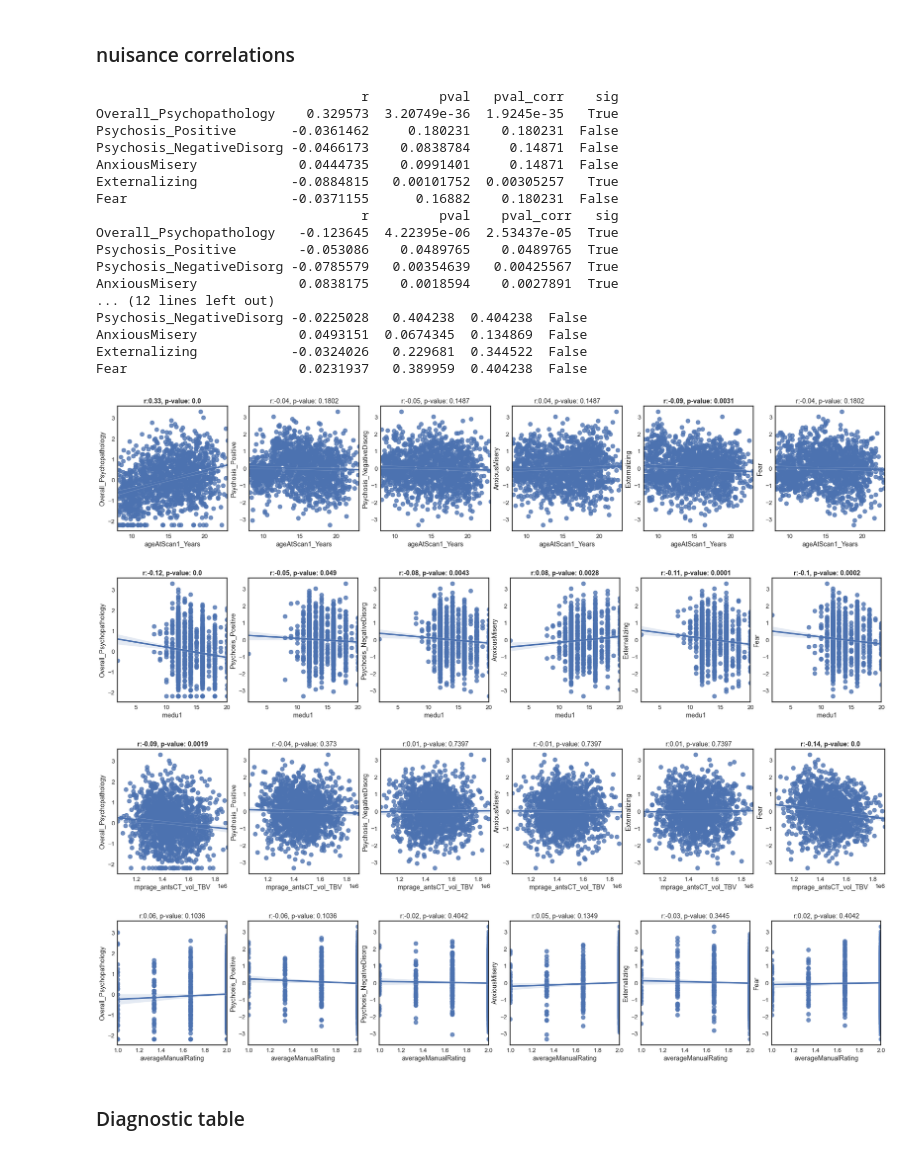
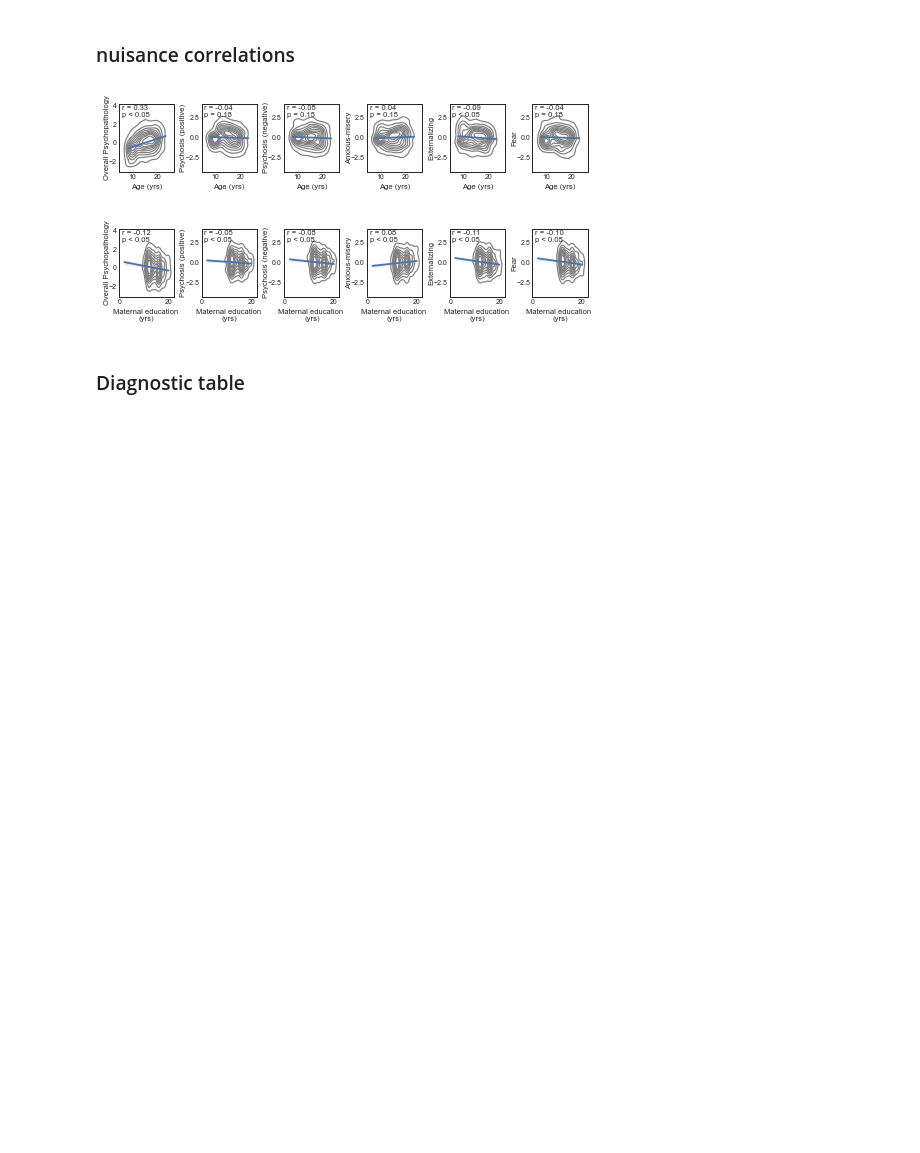
Before and after one commit to lindenmp/normative_neurodev_cs_t1, a Jupyter notebook: 1_code/3_results_sample_characteristics.ipynb, the cells around one changed output. Saved outputs shown, nothing was run; the diff lists cells and outputs as text; code cells hidden in the pictures; blank space fills up the shorter version.

Commit message:
figure tweaks

```diff
--- a/1_code/3_results_sample_characteristics.ipynb
+++ b/1_code/3_results_sample_characteristics.ipynb
@@ -43,13 +43,13 @@ if not os.path.exists(figdir): os.makedirs(figdir)
 labels = ['Train', 'Test']
 phenos = ['Overall_Psychopathology','Psychosis_Positive','Psychosis_NegativeDisorg','AnxiousMisery','Externalizing','Fear']
 phenos_label_short = ['Ov. Psych.', 'Psy. (pos.)', 'Psy. (neg.)', 'Anx.-mis.', 'Ext.', 'Fear']
-phenos_label = ['Overall Psychopathology','Psychosis (Positive)','Psychosis (Negative)','Anxious-Misery','Externalizing','Fear']
+phenos_label = ['Overall Psychopathology','Psychosis (positive)','Psychosis (negative)','Anxious-misery','Externalizing','Fear']
 # %% [markdown]
 ## Setup plots
 # %%
 if not os.path.exists(figdir): os.makedirs(figdir)
 os.chdir(figdir)
-sns.set(style='white', context = 'talk', font_scale = 0.8)
+sns.set(style='white', context = 'paper', font_scale = 0.8)
 cmap = my_get_cmap('pair')
 # %% [markdown]
 ## Load data
@@ -168,61 +210,52 @@ f.savefig(outfile_prefix+'symptoms_distributions_sex.png', dpi = 150, bbox_inche
 # %% [markdown]
 ### nuisance correlations
 # %%
+sns.set(style='white', context = 'paper', font_scale = 0.8)
 stats = pd.DataFrame(index = phenos, columns = ['r', 'pval'])
-covs = ['ageAtScan1_Years', 'medu1', 'mprage_antsCT_vol_TBV', 'averageManualRating']
-for xvar in covs:
-    x = df[xvar]
+# covs = ['ageAtScan1_Years', 'mprage_antsCT_vol_TBV', 'medu1', 'averageManualRating']
+covs = ['ageAtScan1_Years', 'medu1']
+# covs_label = ['Age',]
+covs_label = ['Age (yrs)', 'Maternal education \n(yrs)']
+for c, cov in enumerate(covs):
+    x = df[cov]
     for i, pheno in enumerate(phenos):
         y = df[pheno]
         r,p = sp.stats.pearsonr(x,y)
 
         stats.loc[pheno,'r'] = r
         stats.loc[pheno,'pval'] = p
 
     stats.loc[:,'pval_corr'] = get_fdr_p(stats.loc[:,'pval'])
     stats.loc[:,'sig'] = stats.loc[:,'pval_corr'] < 0.05
 
-    print(stats)
+    f, ax = plt.subplots(1,len(phenos))
+    f.set_figwidth(len(phenos)*1.4)
+    f.set_figheight(1.25)
 
-    f, ax = plt.subplots(1,len(phenos))
-    f.set_figwidth(len(phenos)*5)
-    f.set_figheight(5)
-
-    x = df[xvar]
+    x = df[cov]
     for i, pheno in enumerate(phenos):
         y = df[pheno]
         plot_data = pd.merge(x,y, on=['bblid','scanid'])
-        sns.regplot(x = xvar, y = pheno, data = plot_data, ax=ax[i])
+        sns.kdeplot(x = cov, y = pheno, data = plot_data, ax=ax[i], color='gray')
+        sns.regplot(x = cov, y = pheno, data = plot_data, ax=ax[i], scatter=False)
+
+        ax[i].set_ylabel(phenos_label[i], labelpad=-1)
+        ax[i].set_xlabel(covs_label[c])
+        ax[i].tick_params(pad = -2.5)
 
         if stats.loc[pheno,'sig']:
-            ax[i].set_title('r:' + str(np.round(stats.loc[pheno,'r'],2)) + ', p-value: ' + str(np.round(stats.loc[pheno,'pval_corr'],4)), fontweight="bold")
+            textstr = 'r = {:.2f} \np < 0.05'.format(stats.loc[pheno,'r'])
         else:
-            ax[i].set_title('r:' + str(np.round(stats.loc[pheno,'r'],2)) + ', p-value: ' + str(np.round(stats.loc[pheno,'pval_corr'],4)))
-        ax[i].tick_params(pad = -2)
+            textstr = 'r = {:.2f} \np = {:.2f}'.format(stats.loc[pheno,'r'], stats.loc[pheno,'pval_corr'])
 
-    f.savefig(outfile_prefix+'symptoms_correlations_'+xvar+'.png', dpi = 150, bbox_inches = 'tight', pad_inches = 0)
+        ax[i].text(0.05, 0.975, textstr, transform=ax[i].transAxes,
+                verticalalignment='top')
+
+    f.subplots_adjust(wspace=0.5)
+    f.savefig(outfile_prefix+'symptoms_correlations_'+cov+'.svg', dpi = 300, bbox_inches = 'tight', pad_inches = 0)
 # %% [output]
-                                  r         pval   pval_corr    sig
-Overall_Psychopathology    0.329573  3.20749e-36  1.9245e-35   True
-Psychosis_Positive       -0.0361462     0.180231    0.180231  False
-Psychosis_NegativeDisorg -0.0466173    0.0838784     0.14871  False
-AnxiousMisery             0.0444735    0.0991401     0.14871  False
-Externalizing            -0.0884815   0.00101752  0.00305257   True
-Fear                     -0.0371155      0.16882    0.180231  False
-                                  r         pval    pval_corr   sig
-Overall_Psychopathology   -0.123645  4.22395e-06  2.53437e-05  True
-Psychosis_Positive        -0.053086    0.0489765    0.0489765  True
-Psychosis_NegativeDisorg -0.0785579   0.00354639   0.00425567  True
-AnxiousMisery             0.0838175    0.0018594    0.0027891  True
-... (12 lines left out)
-Psychosis_NegativeDisorg -0.0225028   0.404238  0.404238  False
-AnxiousMisery             0.0493151  0.0674345  0.134869  False
-Externalizing            -0.0324026   0.229681  0.344522  False
-Fear                      0.0231937   0.389959  0.404238  False
-[figure, old version]
+[figure, new version]
-[figure, old version]
+[figure, new version]
-[figure, removed]
-[figure, removed]
 # %% [markdown]
 ### Diagnostic table
 # %%
```
Also changed, not shown: parts of 16 cells of this notebook, 1 other file.
